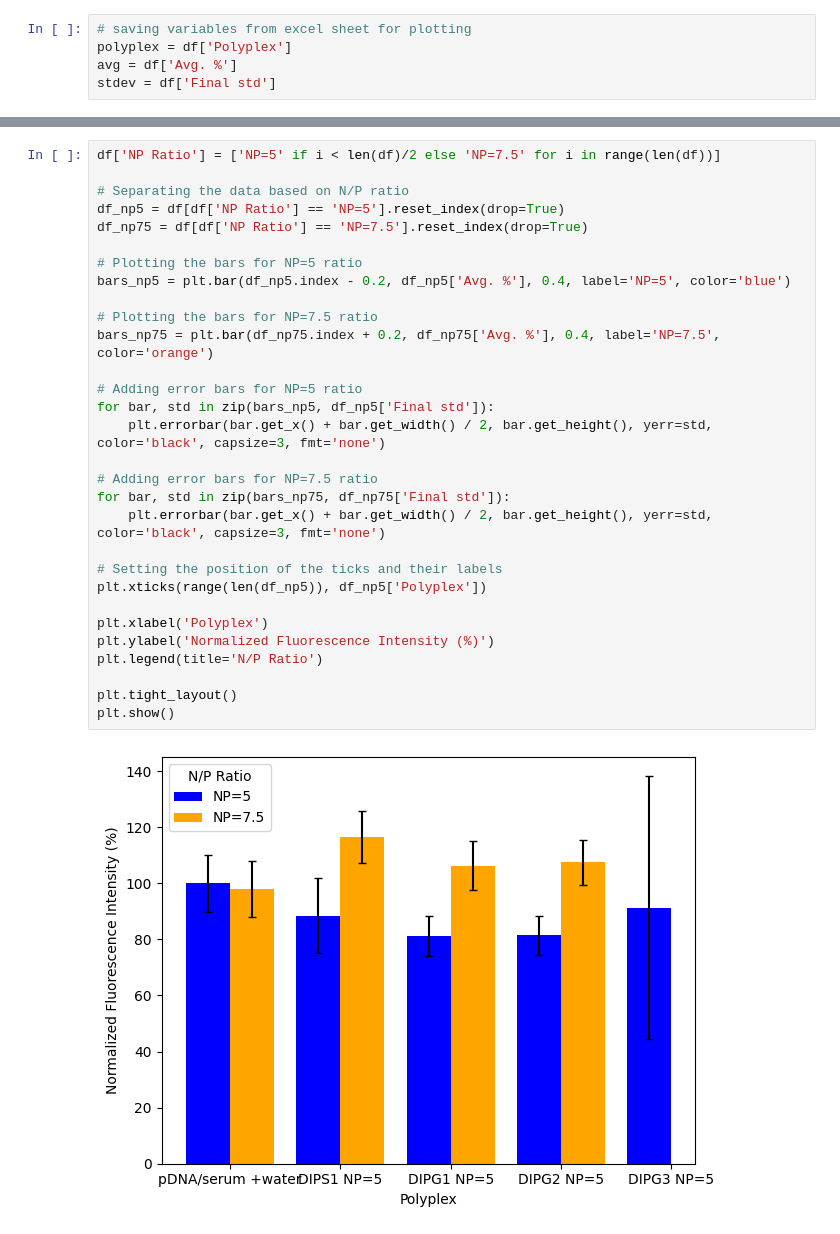
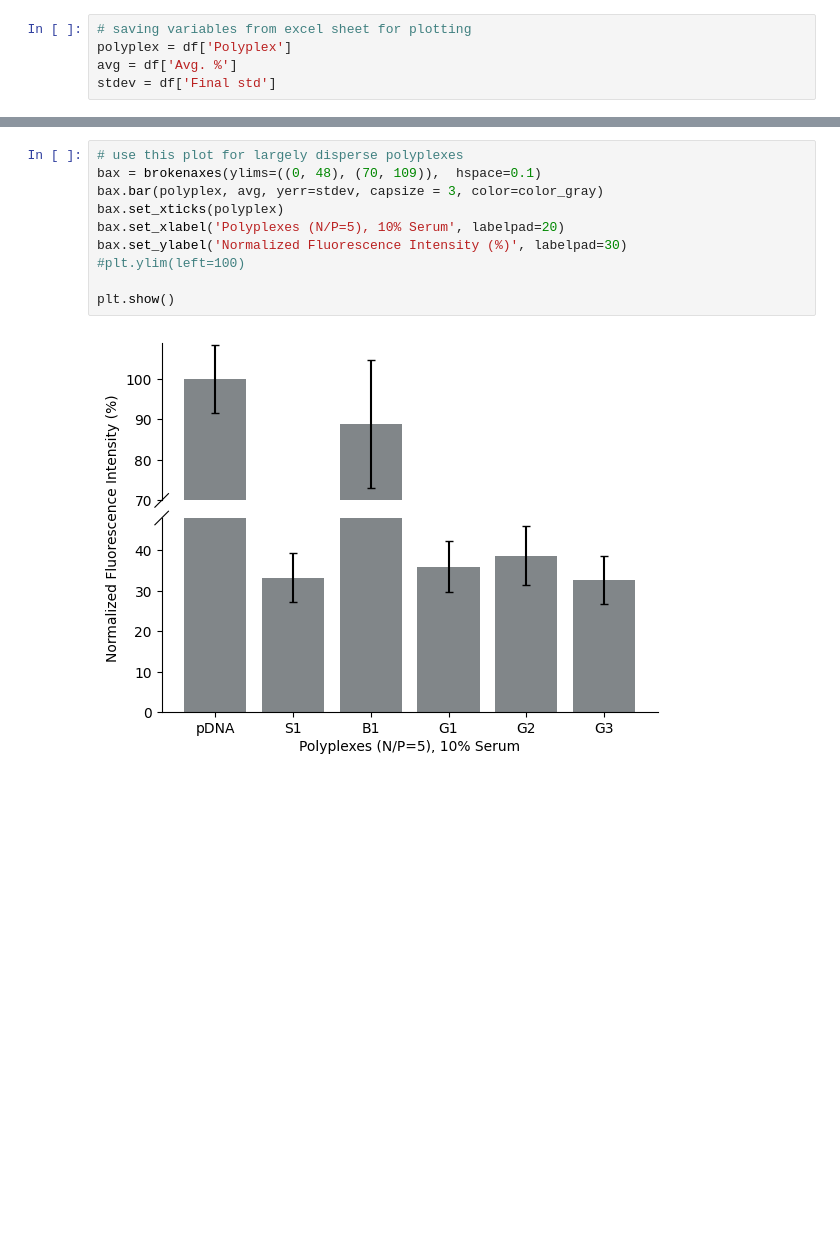
Before and after one commit to aryellewright/Kumar-Biomaterials-Lab, a Jupyter notebook: PicoGreen_Plots/PicoGreen_Plots.ipynb, the cells around one changed output, grey strips where cells are left out. Saved outputs shown, nothing was run; the diff lists cells and outputs as text; blank space fills up the shorter version.

```diff
--- a/PicoGreen_Plots/PicoGreen_Plots.ipynb
+++ b/PicoGreen_Plots/PicoGreen_Plots.ipynb
@@ -32,32 +32,12 @@ plt.show()
-# %%
-df['NP Ratio'] = ['NP=5' if i < len(df)/2 else 'NP=7.5' for i in range(len(df))]
-
-# Separating the data based on N/P ratio
-df_np5 = df[df['NP Ratio'] == 'NP=5'].reset_index(drop=True)
-df_np75 = df[df['NP Ratio'] == 'NP=7.5'].reset_index(drop=True)
-
-# Plotting the bars for NP=5 ratio
-bars_np5 = plt.bar(df_np5.index - 0.2, df_np5['Avg. %'], 0.4, label='NP=5', color='blue')
-
-# Plotting the bars for NP=7.5 ratio
-bars_np75 = plt.bar(df_np75.index + 0.2, df_np75['Avg. %'], 0.4, label='NP=7.5', color='orange')
-
-# Adding error bars for NP=5 ratio
-for bar, std in zip(bars_np5, df_np5['Final std']):
-    plt.errorbar(bar.get_x() + bar.get_width() / 2, bar.get_height(), yerr=std, color='black', capsize=3, fmt='none')
-
-# Adding error bars for NP=7.5 ratio
-for bar, std in zip(bars_np75, df_np75['Final std']):
-    plt.errorbar(bar.get_x() + bar.get_width() / 2, bar.get_height(), yerr=std, color='black', capsize=3, fmt='none')
-
-# Setting the position of the ticks and their labels
-plt.xticks(range(len(df_np5)), df_np5['Polyplex'])
-
-plt.xlabel('Polyplex')
-plt.ylabel('Normalized Fluorescence Intensity (%)')
-plt.legend(title='N/P Ratio')
-
-plt.tight_layout()
-plt.show()
-# %% [output]
-[figure, removed]
+# %%
+# use this plot for largely disperse polyplexes
+bax = brokenaxes(ylims=((0, 48), (70, 109)),  hspace=0.1)
+bax.bar(polyplex, avg, yerr=stdev, capsize = 3, color=color_gray)
+bax.set_xticks(polyplex)
+bax.set_xlabel('Polyplexes (N/P=5), 10% Serum', labelpad=20)
+bax.set_ylabel('Normalized Fluorescence Intensity (%)', labelpad=30)
+#plt.ylim(left=100)
+
+plt.show()
+# %% [output]
+[figure, added]
```
Also changed, not shown: parts of 3 cells of this notebook, 27 other files.
